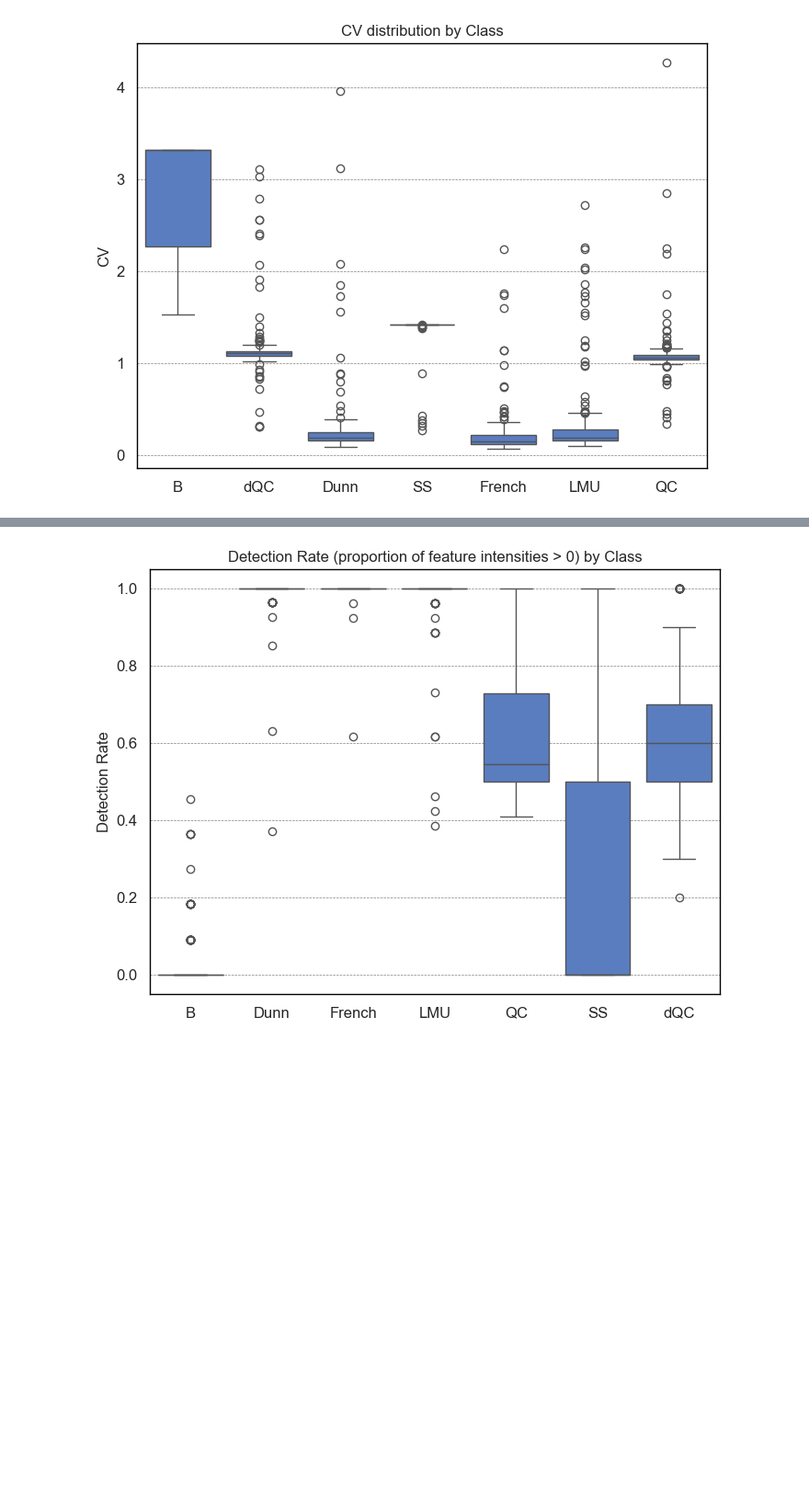
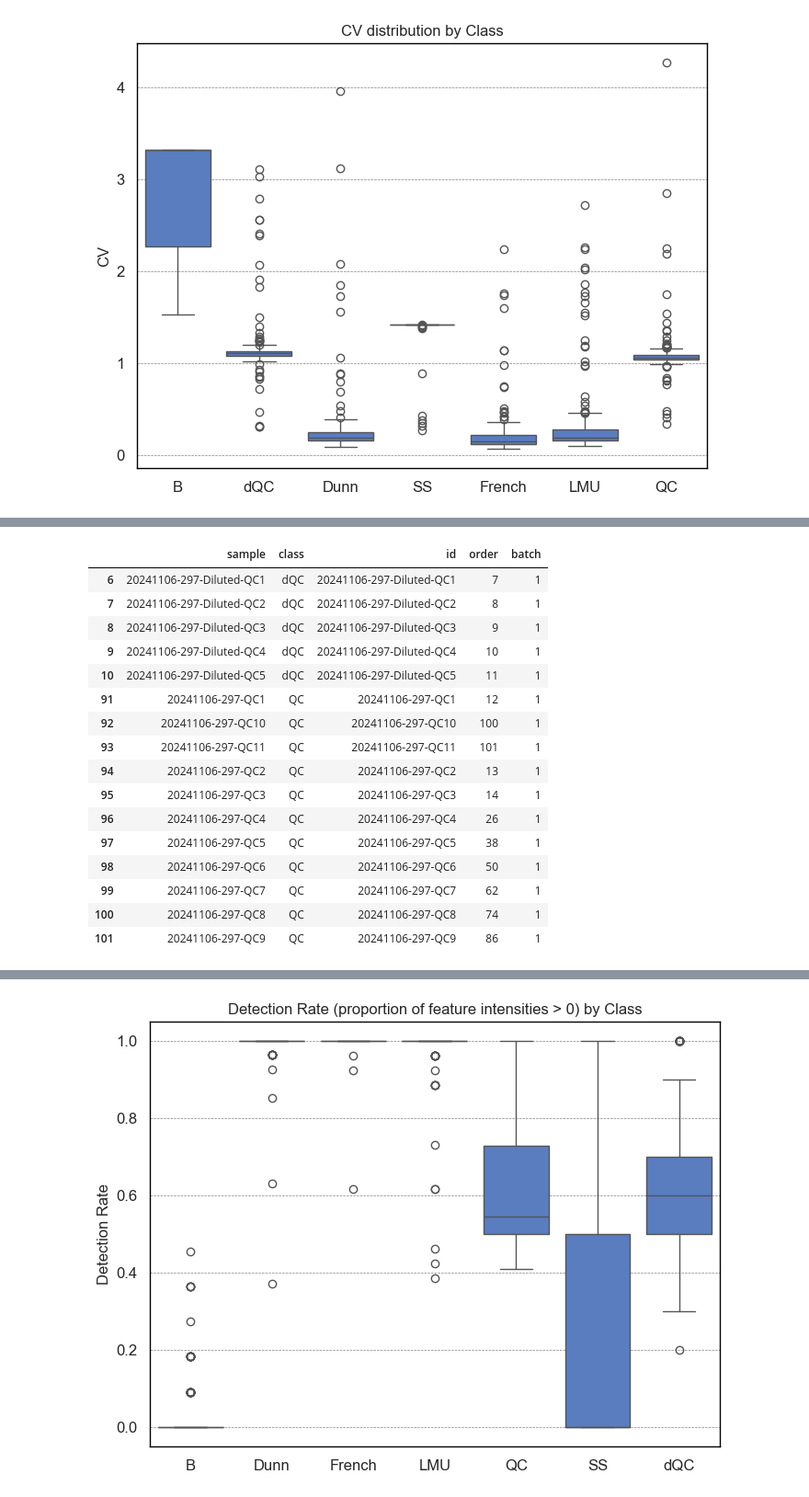
Before and after one commit to AliSaadatV/glycan_analysis, a Jupyter notebook: task1/notebooks/01_EDA.ipynb, the cells around one changed output, grey strips where cells are left out. Shown at 92% size. Cells and saved outputs as stored; diff of their text form; code cells hidden in the pictures; blank space fills up the shorter version.

```diff
--- a/task1/notebooks/01_EDA.ipynb
+++ b/task1/notebooks/01_EDA.ipynb
@@ -185,0 +203,20 @@ plt.show()
+# %%
+sample_meta[(sample_meta['class'].str.contains('QC')) & (sample_meta['batch']==1)]
+# %% [output]
+|  | sample | class | id | order | batch |
+| 6 | 20241106-297-Diluted-QC1 | dQC | 20241106-297-Diluted-QC1 | 7 | 1 |
+| 7 | 20241106-297-Diluted-QC2 | dQC | 20241106-297-Diluted-QC2 | 8 | 1 |
+| 8 | 20241106-297-Diluted-QC3 | dQC | 20241106-297-Diluted-QC3 | 9 | 1 |
+| 9 | 20241106-297-Diluted-QC4 | dQC | 20241106-297-Diluted-QC4 | 10 | 1 |
+| 10 | 20241106-297-Diluted-QC5 | dQC | 20241106-297-Diluted-QC5 | 11 | 1 |
+| 91 | 20241106-297-QC1 | QC | 20241106-297-QC1 | 12 | 1 |
+| 92 | 20241106-297-QC10 | QC | 20241106-297-QC10 | 100 | 1 |
+| 93 | 20241106-297-QC11 | QC | 20241106-297-QC11 | 101 | 1 |
+| 94 | 20241106-297-QC2 | QC | 20241106-297-QC2 | 13 | 1 |
+| 95 | 20241106-297-QC3 | QC | 20241106-297-QC3 | 14 | 1 |
+| 96 | 20241106-297-QC4 | QC | 20241106-297-QC4 | 26 | 1 |
+| 97 | 20241106-297-QC5 | QC | 20241106-297-QC5 | 38 | 1 |
+| 98 | 20241106-297-QC6 | QC | 20241106-297-QC6 | 50 | 1 |
+| 99 | 20241106-297-QC7 | QC | 20241106-297-QC7 | 62 | 1 |
+| 100 | 20241106-297-QC8 | QC | 20241106-297-QC8 | 74 | 1 |
+| 101 | 20241106-297-QC9 | QC | 20241106-297-QC9 | 86 | 1 |
```
Also changed, not shown: parts of 5 cells of this notebook, 3 other files.
